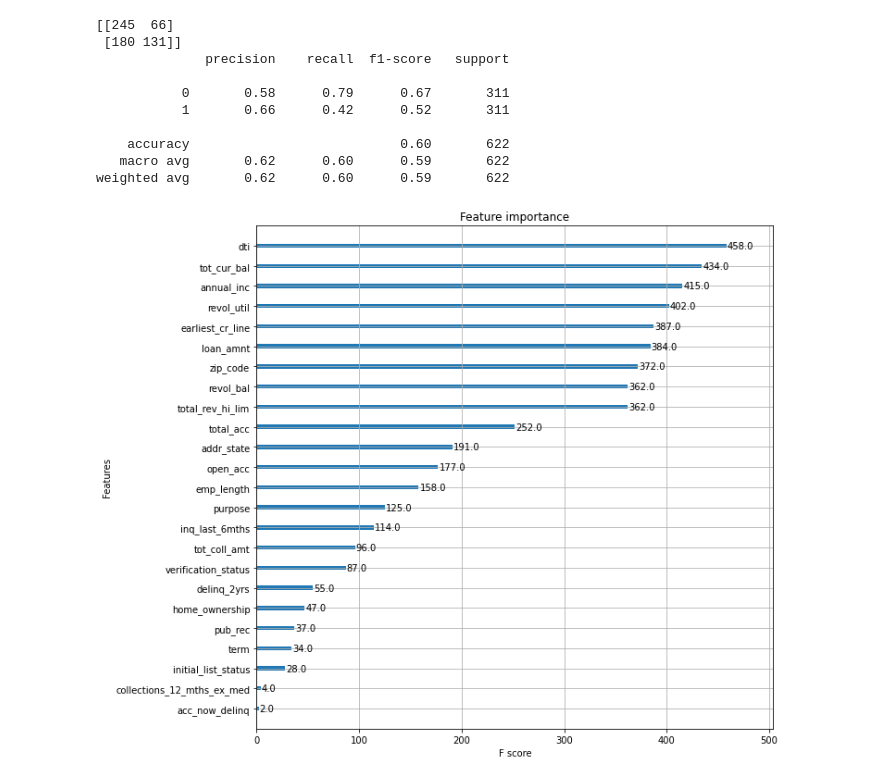
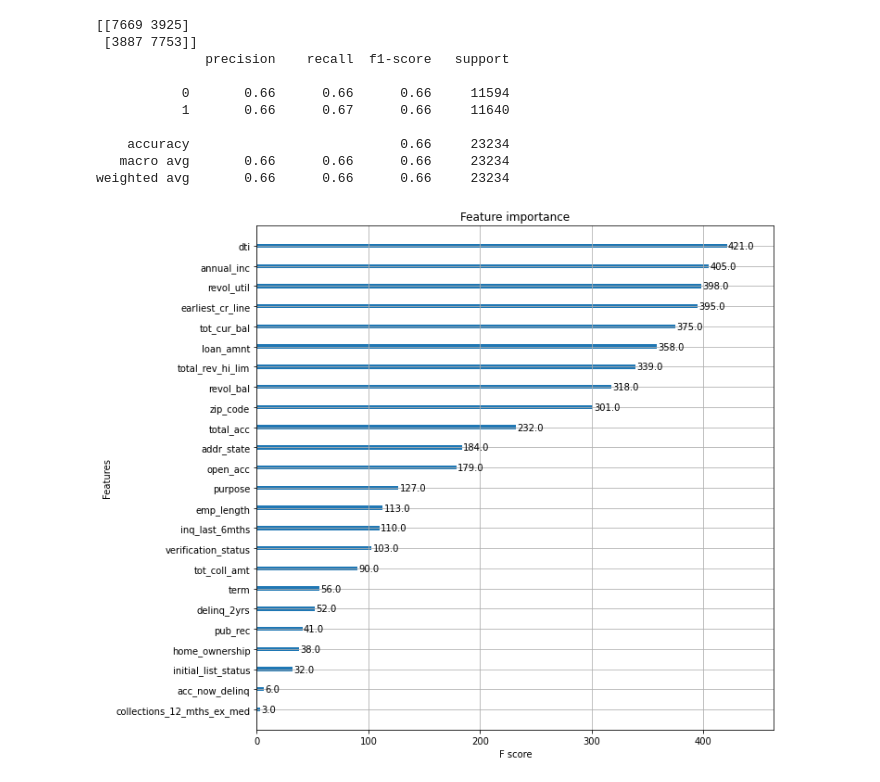
Before and after one commit to morismoysis1414/XYZ-Corp, a Jupyter notebook: class_model.ipynb, the cells around one changed output. Saved outputs shown, nothing was run; the diff lists cells and outputs as text; code cells hidden in the pictures.

Commit message:
changed reg model

```diff
--- a/class_model.ipynb
+++ b/class_model.ipynb
@@ -61,39 +61,39 @@ def get_model_class(data_file='wrang_xyz_data.csv',split='date',model_type='xgb'
         y_test=y[y['issue_d']>20150501]['default_ind']
 
         undersample = RandomUnderSampler(sampling_strategy='majority')
         X_train,y_train = undersample.fit_resample(X_train, y_train)
         X_test,y_test = undersample.fit_resample(X_test, y_test)
 
     if model_type=='xgb':
         model_class = xgb.XGBClassifier(use_label_encoder=False,eval_metric='logloss')
         model_class.fit(X_train,np.ravel(y_train))
         fig, ax = plt.subplots(figsize=(10,10))
         xgb.plot_importance(model_class,importance_type='weight', ax=ax)
 
     elif model_type=='lg_reg':
         model_class=LogisticRegression(max_iter=10*6)
         model_class.fit(X_train,np.ravel(y_train))
 
     else:
         model_class = RandomForestClassifier()
         model_class.fit(X_train,np.ravel(y_train))
 
     y_class_pred = model_class.predict(X_test)
     print(confusion_matrix(y_test, y_class_pred))
     print(classification_report(y_test, y_class_pred))
 
     return model_class
 
-model_class=get_model_class(split='date',model_type='xgb')
+model_class=get_model_class(split='random',model_type='xgb')
 # %% [output]
-[[245  66]
- [180 131]]
+[[7669 3925]
+ [3887 7753]]
               precision    recall  f1-score   support
 
-           0       0.58      0.79      0.67       311
-           1       0.66      0.42      0.52       311
+           0       0.66      0.66      0.66     11594
+           1       0.66      0.67      0.66     11640
 
-    accuracy                           0.60       622
-   macro avg       0.62      0.60      0.59       622
-weighted avg       0.62      0.60      0.59       622
+    accuracy                           0.66     23234
+   macro avg       0.66      0.66      0.66     23234
+weighted avg       0.66      0.66      0.66     23234
-[figure, old version]
+[figure, new version]
```
Also changed, not shown: 2 other files.
